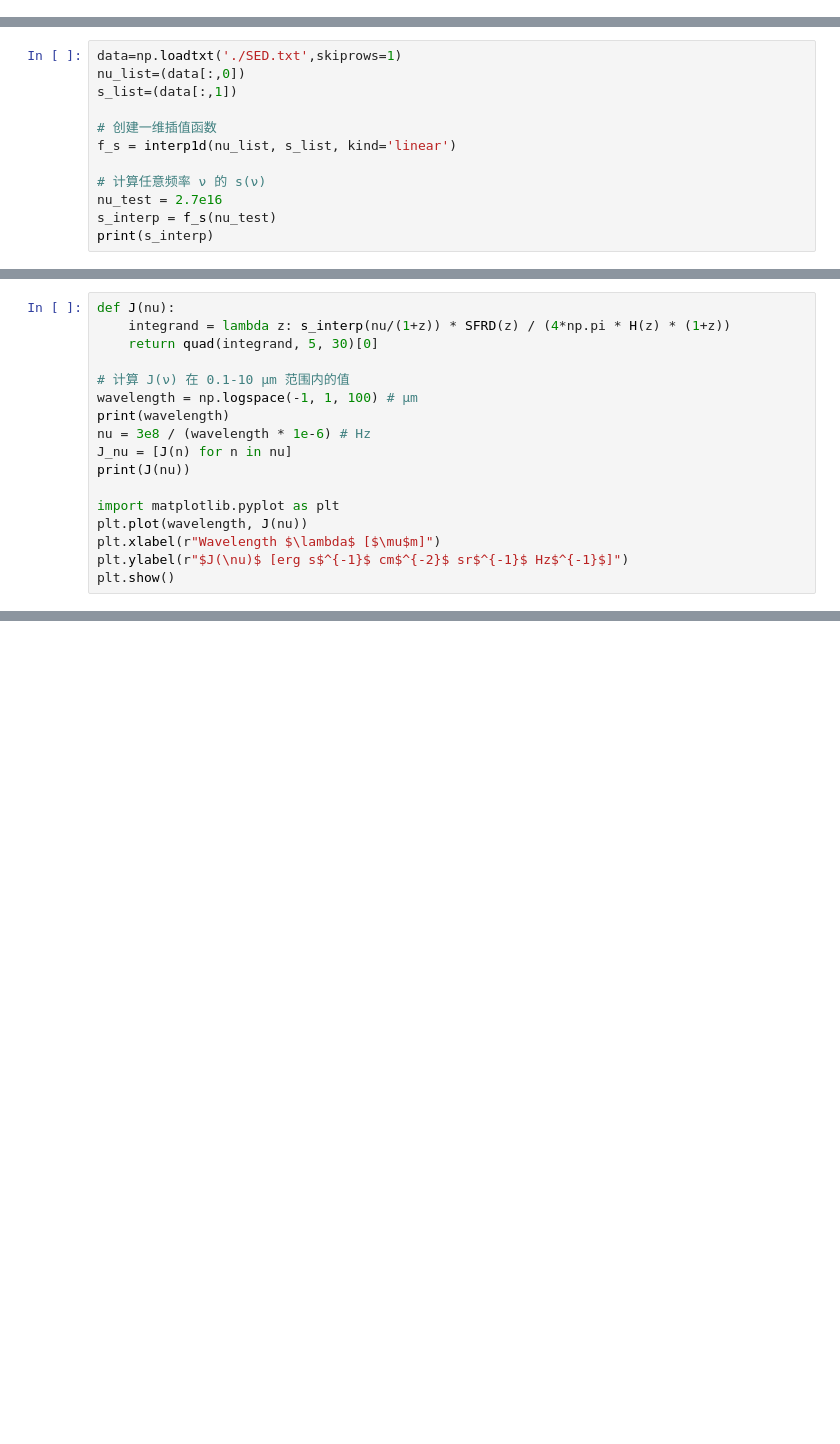
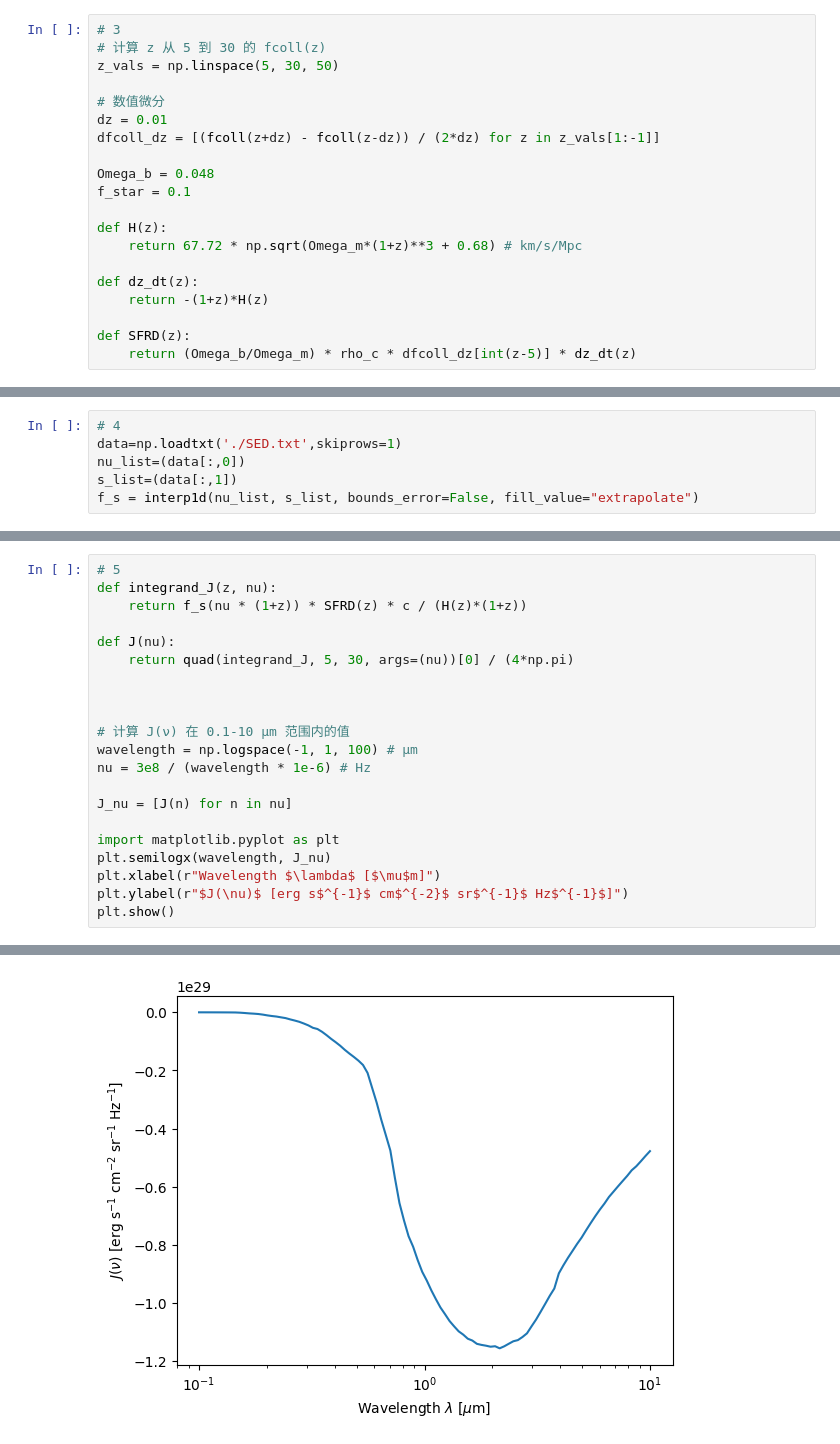
Before and after one commit to suiranruofeng/NumericalMethodsInAstro, a Jupyter notebook: homework2.ipynb, the cells around one changed output, grey strips where cells are left out. Cells and saved outputs as stored; diff of their text form; blank space fills up the shorter version.

```diff
--- a/homework2.ipynb
+++ b/homework2.ipynb
@@ -105,0 +59,20 @@ def SFRD(z):
+# %%
+# 3
+# 计算 z 从 5 到 30 的 fcoll(z)
+z_vals = np.linspace(5, 30, 50)
+
+# 数值微分
+dz = 0.01
+dfcoll_dz = [(fcoll(z+dz) - fcoll(z-dz)) / (2*dz) for z in z_vals[1:-1]]
+
+Omega_b = 0.048
+f_star = 0.1
+
+def H(z):
+    return 67.72 * np.sqrt(Omega_m*(1+z)**3 + 0.68) # km/s/Mpc
+
+def dz_dt(z):
+    return -(1+z)*H(z)
+
+def SFRD(z):
+    return (Omega_b/Omega_m) * rho_c * dfcoll_dz[int(z-5)] * dz_dt(z)
@@ -106,12 +92,6 @@ def SFRD(z):
 # %%
+# 4
 data=np.loadtxt('./SED.txt',skiprows=1)
 nu_list=(data[:,0])
 s_list=(data[:,1])
-
-# 创建一维插值函数
-f_s = interp1d(nu_list, s_list, kind='linear')
-
-# 计算任意频率 ν 的 s(ν)
-nu_test = 2.7e16
-s_interp = f_s(nu_test)
-print(s_interp)
+f_s = interp1d(nu_list, s_list, bounds_error=False, fill_value="extrapolate")
@@ -120,17 +98,21 @@ print(s_interp)
 # %%
+# 5
+def integrand_J(z, nu):
+    return f_s(nu * (1+z)) * SFRD(z) * c / (H(z)*(1+z))
+
 def J(nu):
-    integrand = lambda z: s_interp(nu/(1+z)) * SFRD(z) / (4*np.pi * H(z) * (1+z))
-    return quad(integrand, 5, 30)[0]
+    return quad(integrand_J, 5, 30, args=(nu))[0] / (4*np.pi)
+
+
 
 # 计算 J(ν) 在 0.1-10 μm 范围内的值
 wavelength = np.logspace(-1, 1, 100) # μm
-print(wavelength)
 nu = 3e8 / (wavelength * 1e-6) # Hz
+
 J_nu = [J(n) for n in nu]
-print(J(nu))
 
 import matplotlib.pyplot as plt
-plt.plot(wavelength, J(nu))
+plt.semilogx(wavelength, J_nu)
 plt.xlabel(r"Wavelength $\lambda$ [$\mu$m]")
 plt.ylabel(r"$J(\nu)$ [erg s$^{-1}$ cm$^{-2}$ sr$^{-1}$ Hz$^{-1}$]")
 plt.show()
@@ -155,0 +125 @@ TypeError: 'numpy.ndarray' object is not callable
+[figure, added]
```
Also changed, not shown: parts of 13 cells of this notebook.
